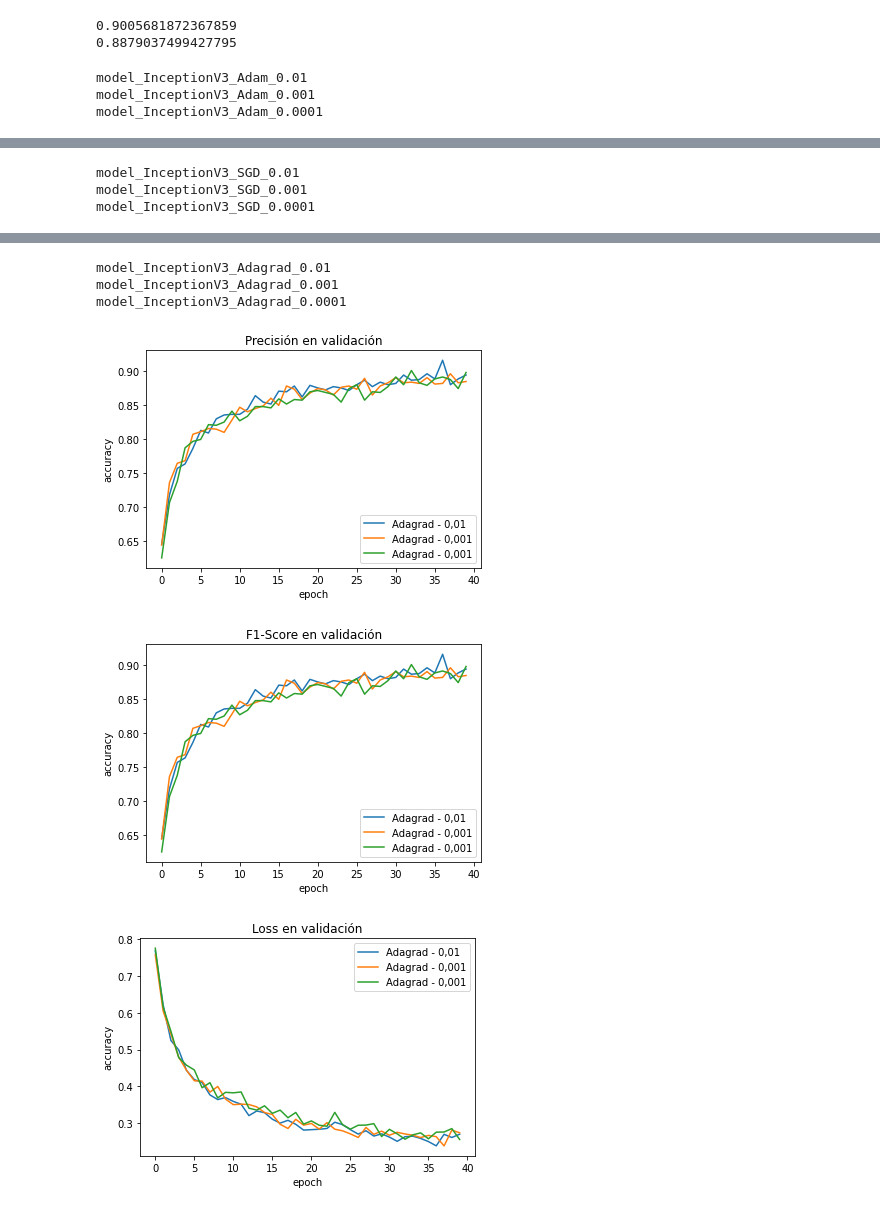
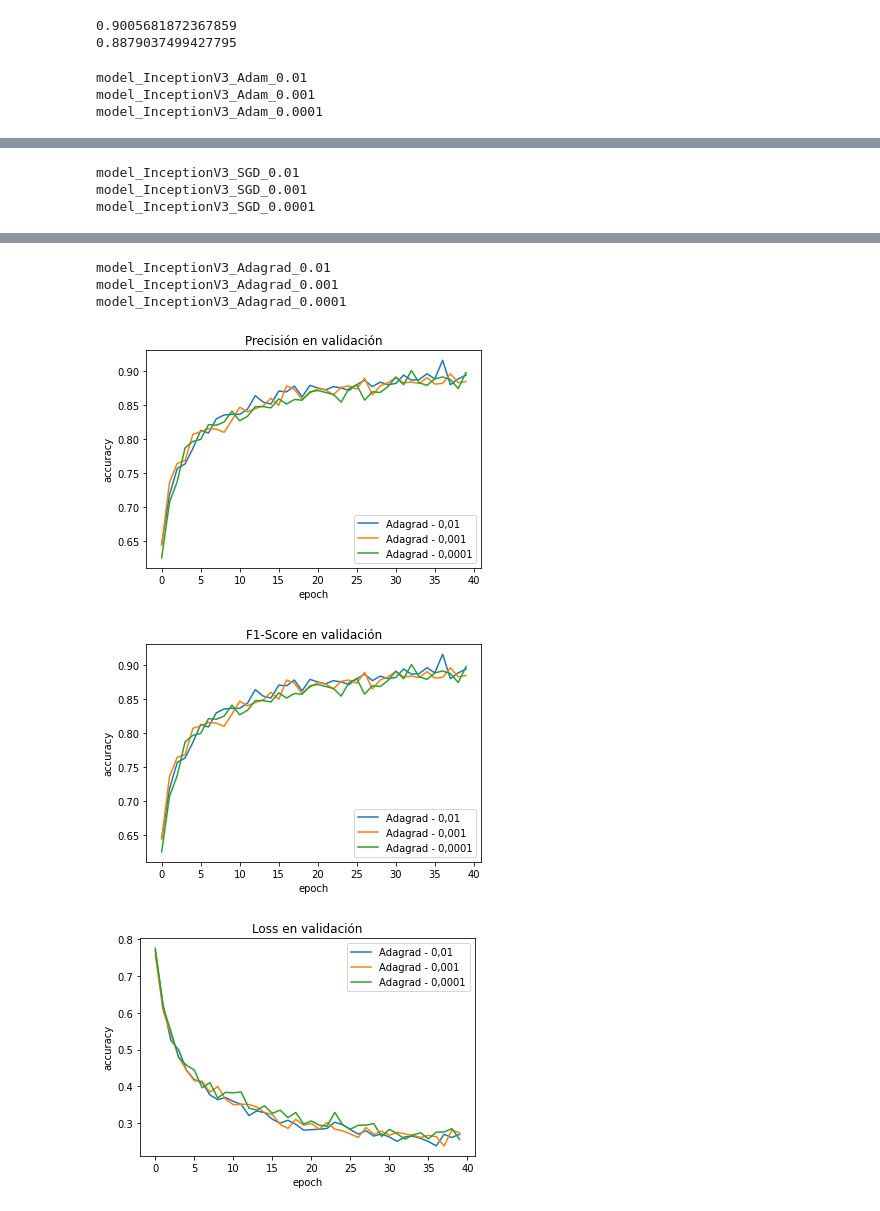
Before and after one commit to KoNGoL/tfm_breast_cancer_detection, a Jupyter notebook: notebooks/InceptionV3.ipynb, the cells around one changed output, grey strips where cells are left out. Cells and saved outputs as stored; diff of their text form; code cells hidden in the pictures.

```diff
--- a/notebooks/InceptionV3.ipynb
+++ b/notebooks/InceptionV3.ipynb
@@ -371,7 +371,7 @@ for opt in optimizers:
   plt.title('Precisión en validación')
   plt.ylabel('accuracy')
   plt.xlabel('epoch')
-  plt.legend([opt['name'] + ' - 0,01', opt['name'] + ' - 0,001', opt['name'] + ' - 0,001'], loc='lower right')
+  plt.legend([opt['name'] + ' - 0,01', opt['name'] + ' - 0,001', opt['name'] + ' - 0,0001'], loc='lower right')
   plt.show()
 
   plt.plot(f1[0])
@@ -380,7 +380,7 @@ for opt in optimizers:
   plt.title('F1-Score en validación')
   plt.ylabel('accuracy')
   plt.xlabel('epoch')
-  plt.legend([opt['name'] + ' - 0,01', opt['name'] + ' - 0,001', opt['name'] + ' - 0,001'], loc='lower right')
+  plt.legend([opt['name'] + ' - 0,01', opt['name'] + ' - 0,001', opt['name'] + ' - 0,0001'], loc='lower right')
   plt.show()
 
 
@@ -390,7 +390,7 @@ for opt in optimizers:
   plt.title('Loss en validación')
   plt.ylabel('accuracy')
   plt.xlabel('epoch')
-  plt.legend([opt['name'] + ' - 0,01', opt['name'] + ' - 0,001', opt['name'] + ' - 0,001'], loc='upper right')
+  plt.legend([opt['name'] + ' - 0,01', opt['name'] + ' - 0,001', opt['name'] + ' - 0,0001'], loc='upper right')
   plt.show()
 # %% [output]
 model_InceptionV3_Adam_0.01
@@ -408,6 +408,6 @@ model_InceptionV3_SGD_0.0001
 model_InceptionV3_Adagrad_0.01
 model_InceptionV3_Adagrad_0.001
 model_InceptionV3_Adagrad_0.0001
-[figure, old version]
+[figure, new version]
-[figure, old version]
+[figure, new version]
-[figure, old version]
+[figure, new version]
```
Also changed, not shown: parts of 1 cell of this notebook.
